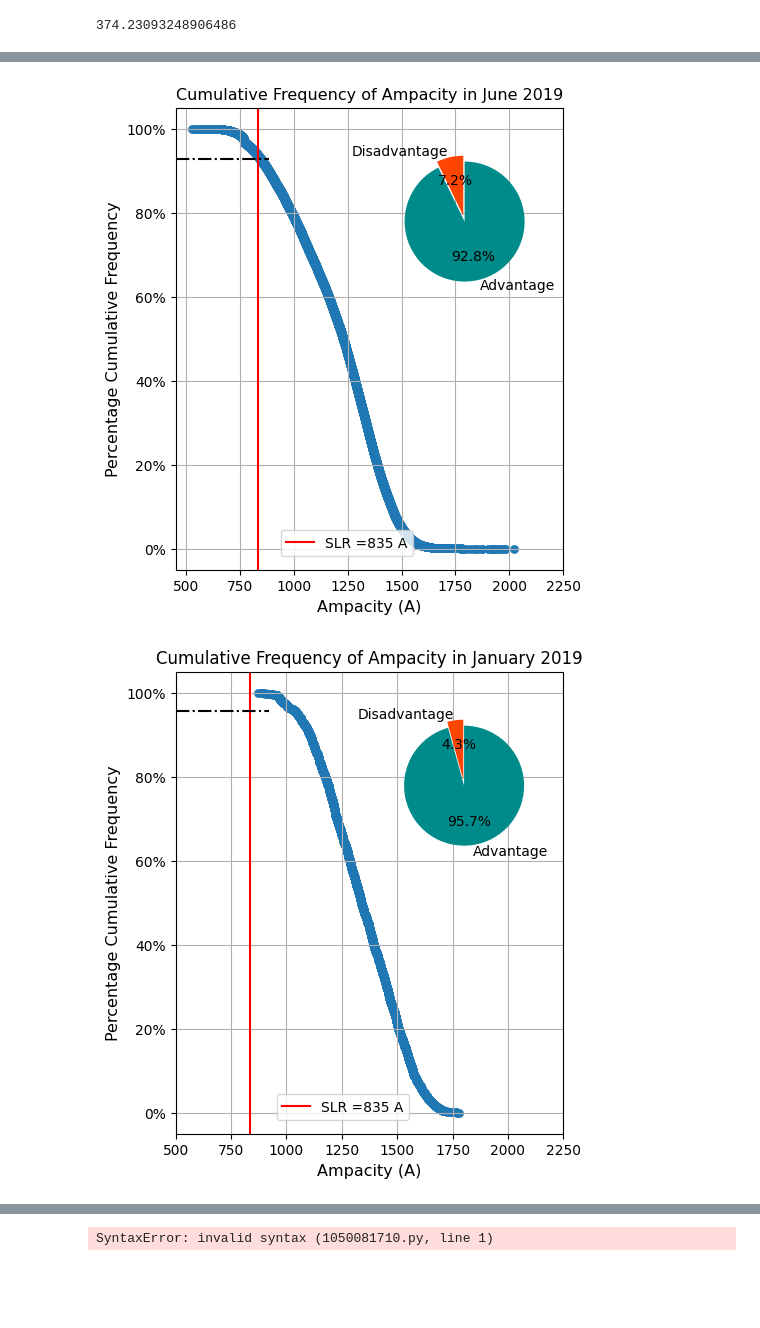
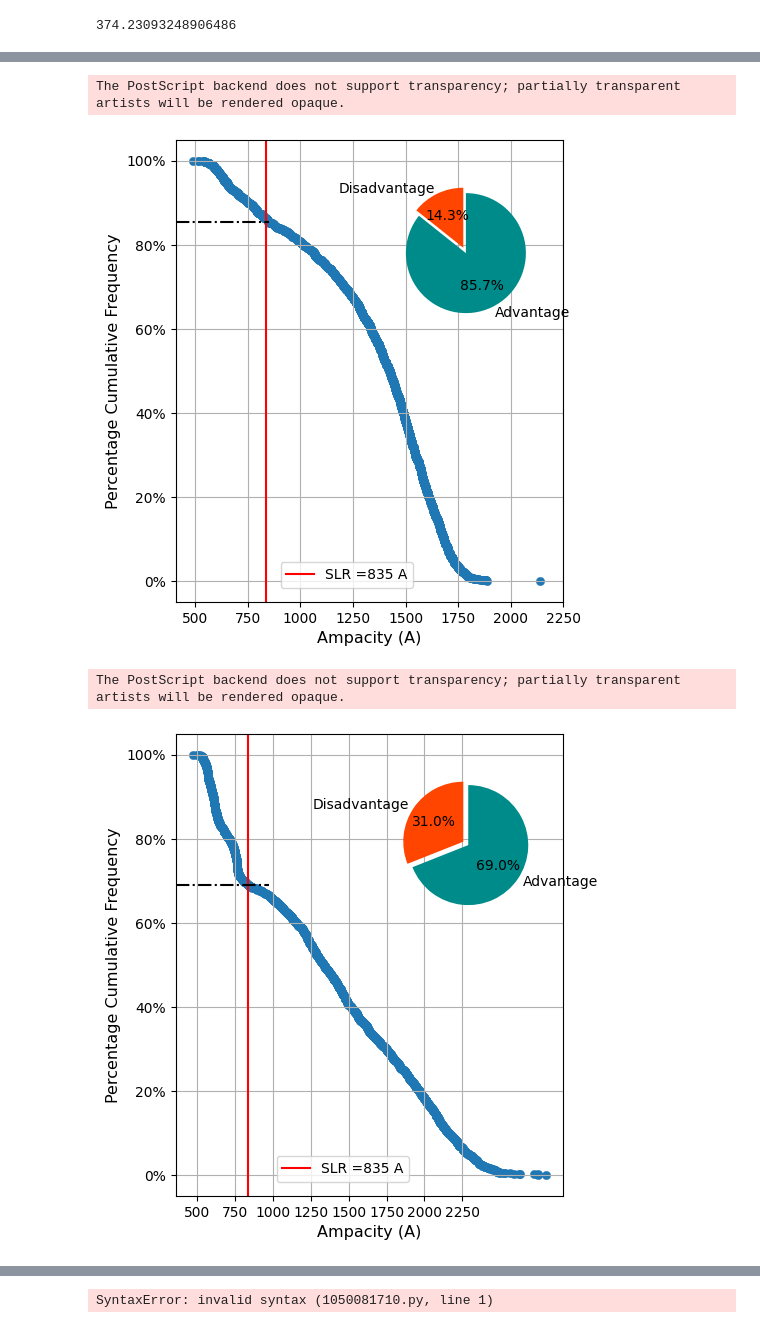
Before and after one commit to tranminh8226/Tran-Minh-Khoi-and-Nhat-Le-Group-Project-2023-USTH, a Jupyter notebook: AMPACITY.ipynb, the cells around one changed output, grey strips where cells are left out. Saved outputs shown, nothing was run; the diff lists cells and outputs as text; code cells hidden in the pictures; blank space fills up the shorter version.

```diff
--- a/AMPACITY.ipynb
+++ b/AMPACITY.ipynb
@@ -38,11 +56,10 @@ def month(LocalTime):
     #local_Time = UT_Time + timedelta(hours = 7)
     return float(datetime.strftime(LocalTime,'%m'))
 df['Month'] = df.LocalTime.apply(lambda x:(month(x)))
+
+def year(LocalTime):
+    return float(datetime.strftime(LocalTime, '%Y'))
+df['Year'] = df.LocalTime.apply(lambda x:year(x))
-# %%
-def year(LocalTime):
-    return float(datetime.strftime(LocalTime,'%Y'))
-
-df['Year'] = df.LocalTime.apply(lambda x:(year(x)))
 # %%
 def month_day(LocalTime):
     #local_Time = UT_Time + timedelta(hours = 7)
@@ -251,12 +273,12 @@ print(sum_overall*1/60*np.sqrt(3)*220/(10**3))
 # %%
 m = 6
-n =7
-time = np.array(df.LocalTime[(df.Month.isin([m]))&(df['Day']<32)&(df.Year.isin([2020]))])
-Ta = np.array(df.temp[(df.Month.isin([m]))&(df['Day']<32)&(df.Year.isin([2020]))]) #ambientTemp
-Wv = np.array(df.Wind[(df.Month.isin([m]))&(df['Day']<32)&(df.Year.isin([2020]))]) #windVelocity #[(df.Month.isin([m]))&(df['Day']<32)]
+n = 7
+time = np.array(df.LocalTime[(df.Month.isin([m]))&(df['Day']<32)&(df['Year'] == 2020)])
+Ta = np.array(df.temp[(df.Month.isin([m]))&(df['Day']<32)&(df['Year'] == 2020)]) #ambientTemp
+Wv = np.array(df.Wind[(df.Month.isin([m]))&(df['Day']<32)&(df['Year'] == 2020)]) #windVelocity #[(df.Month.isin([m]))&(df['Day']<32)]
 #Wd_northbase = np.array(df.WindDir_Wvane1_deg_avg360) #windDirection
-qs = np.array(df.GHI[(df.Month.isin([m]))&(df['Day']<32)&(df.Year.isin([2020]))]) #solarIrradiance
+qs = np.array(df.GHI[(df.Month.isin([m]))&(df['Day']<32)&(df['Year'] == 2020)]) #solarIrradiance
 df['WindDirection']= df.WinDir.apply(lambda x: abs(205.46-x)
                            if abs(205.46-x) <= 90
                            else (abs(180-abs(205.46-x)) if abs(205.46-x) > 90 else 0))
-Wd=np.array(df.WindDirection[(df.Month.isin([m]))&(df['Day']<32)&(df.Year.isin([2020]))])
+Wd=np.array(df.WindDirection[(df.Month.isin([m]))&(df['Day']<32)&(df['Year'] == 2020)])
@@ -297,0 +334,14 @@ plt.show()
+# %%
+Ta_june = np.array(df.temp[(df['Month']==6)]) #ambientTemp
+Wv_june = np.array(df.Wind[(df['Month']==6)]) #windVelocity
+#Wd_northbase = np.array(df.WindDir_Wvane1_deg_avg360) #windDirection
+qs_june = np.array(df.GHI[(df['Month']==6)]) #solarIrradiance
+
+Te_june = np.array(df.temp[(df['Month']==6)]) #ambientTemp
+Ve_june = np.array(df.Wind[(df['Month']==6)])
+De_june =np.array(df.WinDir[(df['Month']==6)])
+Wve_june = np.array([eff_wind(Ta_june[i], De_june[i], Ve_june[i]) for i in range(len(Ta_june))])
+
+Wd_june=np.array(df.WinDir[(df['Month']==6)])
+time_june = np.array(df.LocalTime[(df['Month']==6)])
+amp_plot_june =np.array([I_3E(Ta_june[i], qs_june[i], Wv_june[i], Wd_june[i]) for i in range(len(Ta_june))])
@@ -536,13 +756,13 @@ plt.axvline(x=835,color='red',label='SLR =835 A')
 plt.legend(loc='upper right', bbox_to_anchor=(0.63, 0.1))
 plt.xlabel('Ampacity (A)',fontsize=11.5)
 plt.ylabel('Percentage Cumulative Frequency',fontsize=11.5)
-plt.title('Cumulative Frequency of Ampacity in June 2019',fontsize=11.5)
 
-x=np.sort(amp_plot)[::-1]
+
+x=np.sort(amp_plot_np)[::-1]
 n=x.size
 y = np.arange(1, n+1) / n
 plt.gca().yaxis.set_major_formatter(PercentFormatter(xmax=1))
-plt.axhline(y=0.928, xmin=0, xmax=0.24,color='black',linestyle='dashdot')
+plt.axhline(y=0.853, xmin=0, xmax=0.24,color='black',linestyle='dashdot')
 plt.grid()
 plt.scatter(x=x, y=y,linewidths=0.3)
 ax1 = plt.subplot()
@@ -550,34 +770,37 @@ ax1.set_xticks(range(500,2450,250))
 ax1.set_xticklabels(range(500,2450,250))
 ax = plt.axes([0.55, 0.55, 0.3, 0.3])
 
-ax.pie([7.2,92.8],colors=('orangered','darkcyan'),explode=(0, 0.1),startangle=90,autopct='%1.1f%%',labels=('Disadvantage','Advantage'))
+ax.pie([14.3,85.7],colors=('orangered','darkcyan'),explode=(0, 0.1),startangle=90,autopct='%1.1f%%',labels=('Disadvantage','Advantage'))
+plt.savefig(r"I:\VNL data\image\DLR\100_cumulative_Jan.eps", format='eps', dpi = 1500)
 #plt.pie()
 plt.show()
 # %% [output]
+The PostScript backend does not support transparency; partially transparent artists will be rendered opaque.
-[figure, old version]
+[figure, new version]
 # %%
 plt.figure(figsize=(5,6))
 plt.axvline(x=835,color='red',label='SLR =835 A')
 #plt.xticks(np.arange(250, 3000, step=250))
 plt.legend(loc='upper right', bbox_to_anchor=(0.62, 0.1))
 plt.xlabel('Ampacity (A)',fontsize=11.5)
 plt.ylabel('Percentage Cumulative Frequency',fontsize=11.5)
-plt.title('Cumulative Frequency of Ampacity in January 2019',fontsize=12)
 
-x=np.sort(amp_plot_np)[::-1]
+x=np.sort(amp_plot_june)[::-1]
 n=x.size
 y = np.arange(1, n+1) / n
 plt.gca().yaxis.set_major_formatter(PercentFormatter(xmax=1))
-plt.axhline(y=0.957, xmin=0, xmax=0.24,color='black',linestyle='dashdot')
+plt.axhline(y=0.69, xmin=0, xmax=0.24,color='black',linestyle='dashdot')
 plt.grid()
 plt.scatter(x=x, y=y,linewidths=0.3)
 ax1 = plt.subplot()
 ax1.set_xticks(range(500,2450,250))
 ax1.set_xticklabels(range(500,2450,250))
 ax = plt.axes([0.55, 0.55, 0.3, 0.3])
 
-ax.pie([4.3,95.7],colors=('orangered','darkcyan'),explode=(0, 0.1),startangle=90,autopct='%1.1f%%',labels=('Disadvantage','Advantage'))
+ax.pie([31,69],colors=('orangered','darkcyan'),explode=(0, 0.1),startangle=90,autopct='%1.1f%%',labels=('Disadvantage','Advantage'))
+plt.savefig(r"I:\VNL data\image\DLR\100_cumulative_June.eps", format='eps', dpi = 1500)
 #plt.pie()
 plt.show()
 # %% [output]
+The PostScript backend does not support transparency; partially transparent artists will be rendered opaque.
-[figure, old version]
+[figure, new version]
```
Also changed, not shown: parts of 62 cells of this notebook.
